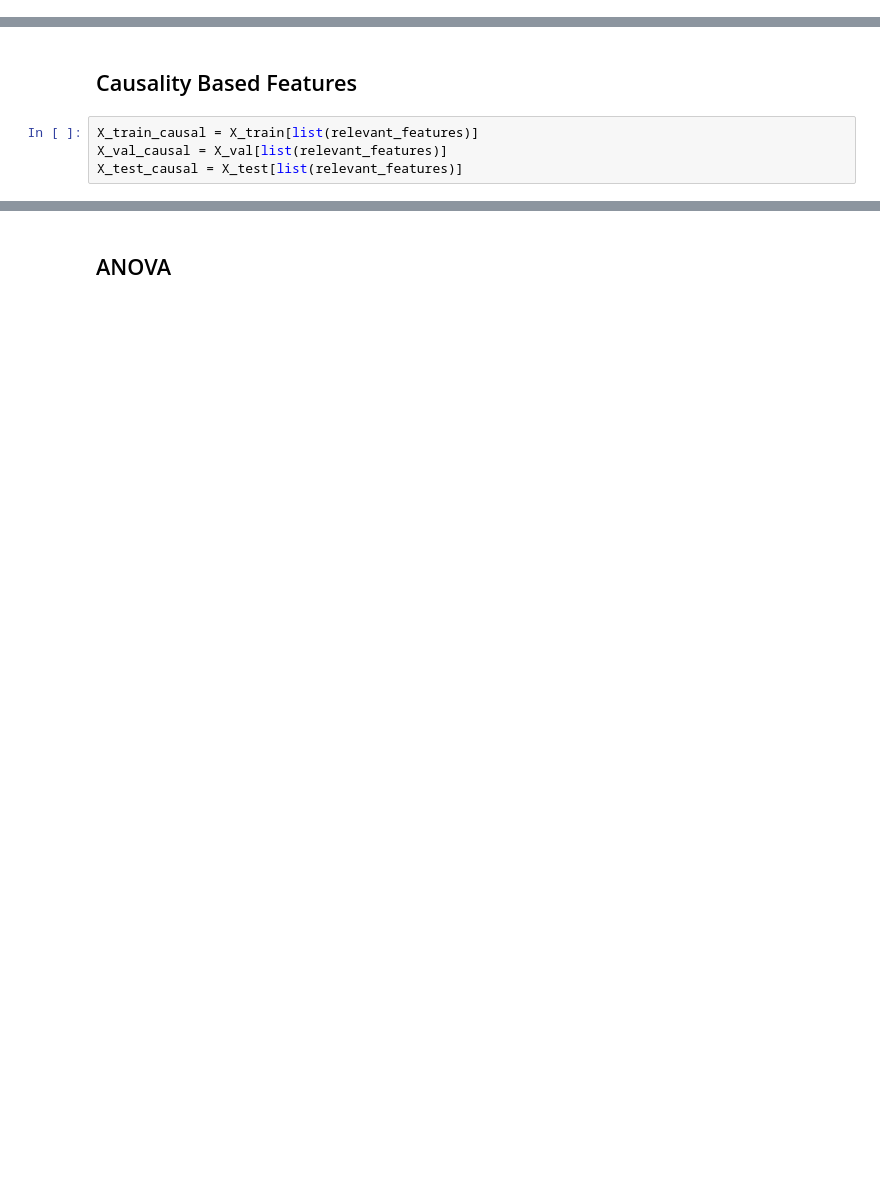
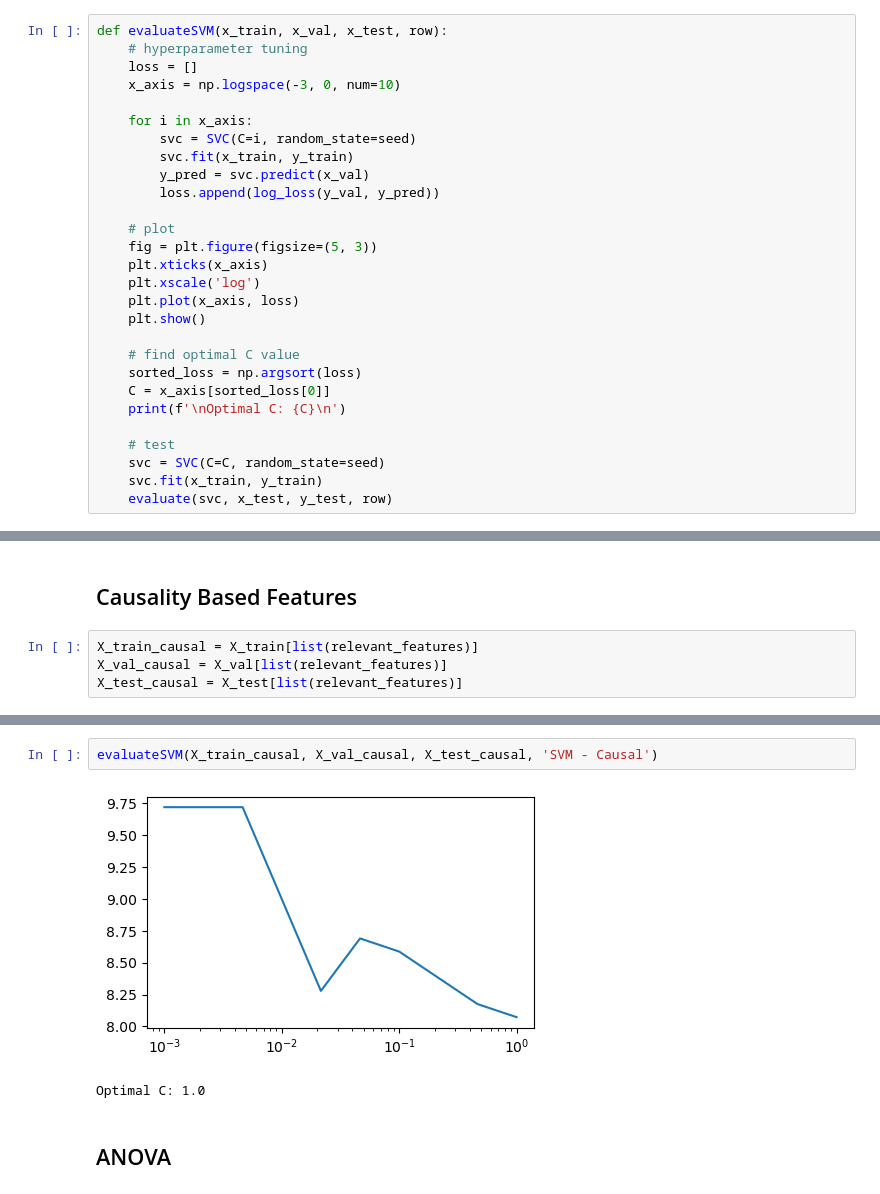
Before and after one commit to prat-man/CSE-572-Data-Mining, a Jupyter notebook: causality.ipynb, the cells around one changed output, grey strips where cells are left out. Drawn from its saved outputs; the diff is of its cells as text; blank space fills up the shorter version.

```diff
--- a/causality.ipynb
+++ b/causality.ipynb
@@ -194,0 +216,28 @@ def evaluateLR(x_train, x_val, x_test):
+# %%
+def evaluateSVM(x_train, x_val, x_test, row):
+    # hyperparameter tuning
+    loss = []
+    x_axis = np.logspace(-3, 0, num=10)
+
+    for i in x_axis:
+        svc = SVC(C=i, random_state=seed)
+        svc.fit(x_train, y_train)
+        y_pred = svc.predict(x_val)
+        loss.append(log_loss(y_val, y_pred))
+
+    # plot
+    fig = plt.figure(figsize=(5, 3))
+    plt.xticks(x_axis)
+    plt.xscale('log')
+    plt.plot(x_axis, loss)
+    plt.show()
+
+    # find optimal C value
+    sorted_loss = np.argsort(loss)
+    C = x_axis[sorted_loss[0]]
+    print(f'\nOptimal C: {C}\n')
+
+    # test
+    svc = SVC(C=C, random_state=seed)
+    svc.fit(x_train, y_train)
+    evaluate(svc, x_test, y_test, row)
@@ -267,3 +279,8 @@ weighted avg       0.79      0.80      0.80       702
+# %%
+evaluateSVM(X_train_causal, X_val_causal, X_test_causal, 'SVM - Causal')
+# %% [output]
+[figure, added]
+Optimal C: 1.0
 # %% [markdown]
 ## ANOVA
 # %%
```
Also changed, not shown: parts of 36 cells of this notebook.
